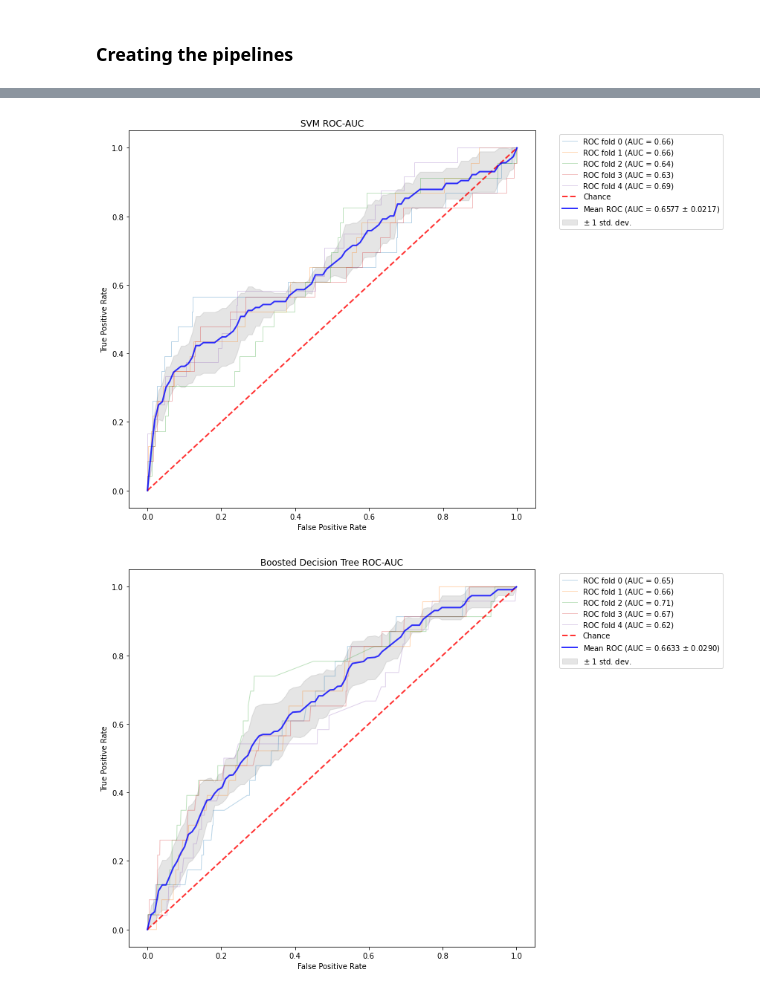
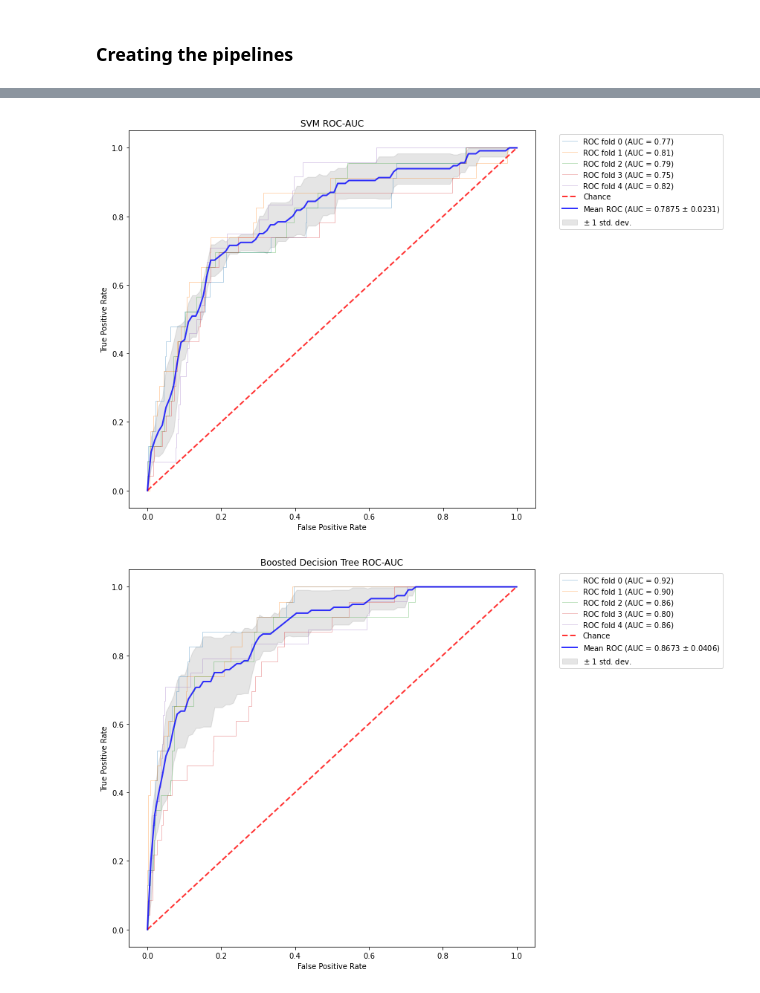
Before and after one commit to epfl-ada/ada-2020-project-milestone-p3-p3_klr, a Jupyter notebook: src/ROC_offline_feature_selection.ipynb, the cells around one changed output, grey strips where cells are left out. Saved outputs shown, nothing was run; the diff lists cells and outputs as text; code cells hidden in the pictures.

```diff
--- a/src/ROC_offline_feature_selection.ipynb
+++ b/src/ROC_offline_feature_selection.ipynb
@@ -77,6 +85,10 @@ def categorical_filter(df, low_exclusive = 2, high_inclusive = 15):
     """
     list_of_features = []
     for i in df.columns:
+        k = sorted(df[i].unique())
+        if k[0] < 0 or all(isinstance(x, np.int64) for x in k) == False:
+            continue
+
         if low_exclusive == high_inclusive:
             if df[i].nunique() <= low_exclusive :
                 list_of_features.append(i)
@@ -104,7 +111,26 @@ fe = ColumnTransformer(
+# %%
+from sklearn.compose import make_column_transformer
+
+ct = make_column_transformer((StandardScaler(), num), remainder='passthrough')
+
+chi =  SelectPercentile(chi2, percentile=30)
+ano = SelectKBest(f_regression, k=22)
+
+fe = ColumnTransformer(
+    transformers=[
+        ('num', ano, [*range(len(num))]),
+        ('cat', chi, [*range(len(num) + 1, len(num) + len(cat))])])
+# %%
+X_tr = ct.fit_transform(X)
+X_tr = fe.fit_transform(X_tr, y)
+
+NN = NeuralNetwork(build_fn=make_model, nr_features=X_tr.shape[-1], verbose=0, **params_nn)
+NN._estimator_type = "classifier"
 # %% [markdown]
 ### Creating the pipelines
 # %%
-pipe_BRF = Pipeline([('rfe',fe), ('std',STD), ('clf',BRF)])
-pipe_KNN = Pipeline([('rfe',fe), ('std',STD), ('clf',KNN)])
-pipe_SVM = Pipeline([('rfe',fe), ('std',STD), ('clf',SVM)])
-pipe_BDT = Pipeline([('rfe',fe), ('std',STD), ('clf',BDT)])
+pipe_BRF = Pipeline([('std',ct), ('fe',fe), ('clf',BRF)])
+pipe_KNN = Pipeline([('std',ct), ('fe',fe), ('clf',KNN)])
+pipe_SVM = Pipeline([('std',ct), ('fe',fe), ('clf',SVM)])
+pipe_BDT = Pipeline([('std',ct), ('fe',fe), ('clf',BDT)])
+pipe_NN = Pipeline([('std',ct), ('fe',fe), ('clf',NN)])
@@ -123,10 +149,10 @@ save_pkl(knn_res, "knn_res_ROC_RFE")
 # %%
 svm_res = roc_plt(X, y, pipe_SVM, "SVM ROC-AUC", seed=seed, create_plot=True)
-save_pkl(svm_res, "svm_res_ROC_RFE")
+save_pkl(svm_res, "svm_res_off_fs")
 # %% [output]
-[figure, old version]
+[figure, new version]
 # %%
 bdt_res = roc_plt(X, y, pipe_BDT, "Boosted Decision Tree ROC-AUC", seed=seed, create_plot=True)
-save_pkl(bdt_res, "bdt_res_ROC_RFE")
+save_pkl(bdt_res, "bdt_res_off_fs")
 # %% [output]
-[figure, old version]
+[figure, new version]
```
Also changed, not shown: parts of 15 cells of this notebook, 16 other files.
